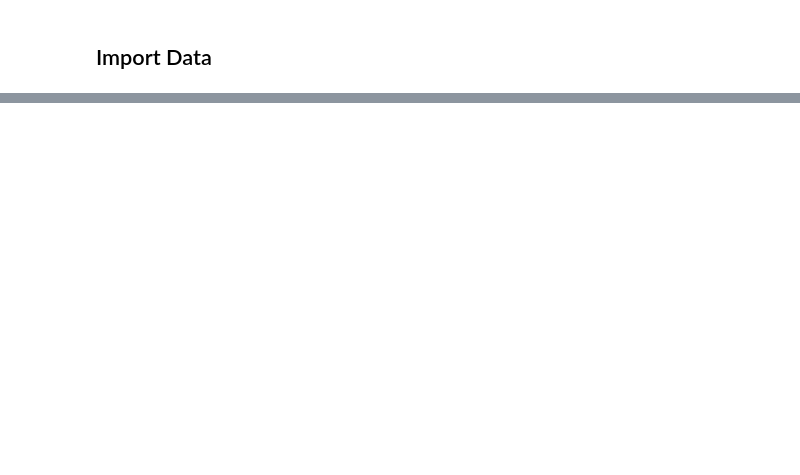
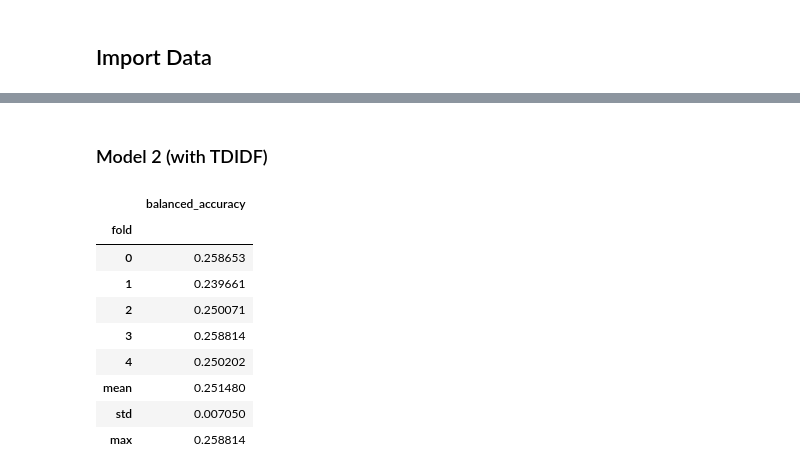
Before and after one commit to prestondunton/marvel-dialogue-nlp, a Jupyter notebook: Naive Bayes.ipynb, the cells around one changed output, grey strips where cells are left out. Saved outputs shown, nothing was run; the diff lists cells and outputs as text; code cells hidden in the pictures; blank space fills up the shorter version.

```diff
--- a/Naive Bayes.ipynb
+++ b/Naive Bayes.ipynb
@@ -106,0 +93,39 @@ plot = plot_confusion_matrix(gs_clf, X_test, y_test,
+# %% [markdown]
+### Model 2 (with TDIDF)
+# %%
+pipe2 = Pipeline([('vect', CountVectorizer()),
+                  ('tfidf', TfidfTransformer()),
+                  ('clf', MultinomialNB())])
+
+parameters2 = {'vect__binary': [True, False],
+              'vect__stop_words': [None, 'english'],
+              'tfidf__norm': ['l1', 'l2'],
+              'tfidf__use_idf': [True, False],
+              'tfidf__smooth_idf': [True, False],
+              'tfidf__sublinear_tf': [True, False],
+              'clf__alpha': [10, 1, 1e-1, 1e-2, 1e-3, 1e-4],
+              'clf__fit_prior': [True, False]}
+
+model2 = GridSearchCV(pipe2, parameters2, scoring=score_method, n_jobs=-1)
+
+results = cross_validate(model2, X, y, cv=cross_validator,
+                         scoring=score_method, return_estimator=True)
+
+table = pd.DataFrame({score_method: results['test_score']})
+table.index.name = "fold"
+table.loc["mean"] = table[score_method].mean()
+table.loc["std"] = table[score_method].std()
+table.loc["max"] = table[score_method].max()
+
+table
+# %% [output]
+|  | balanced_accuracy |
+| fold |  |
+| 0 | 0.258653 |
+| 1 | 0.239661 |
+| 2 | 0.250071 |
+| 3 | 0.258814 |
+| 4 | 0.250202 |
+| mean | 0.251480 |
+| std | 0.007050 |
+| max | 0.258814 |
```
Also changed, not shown: parts of 20 cells of this notebook, 1 other file.
